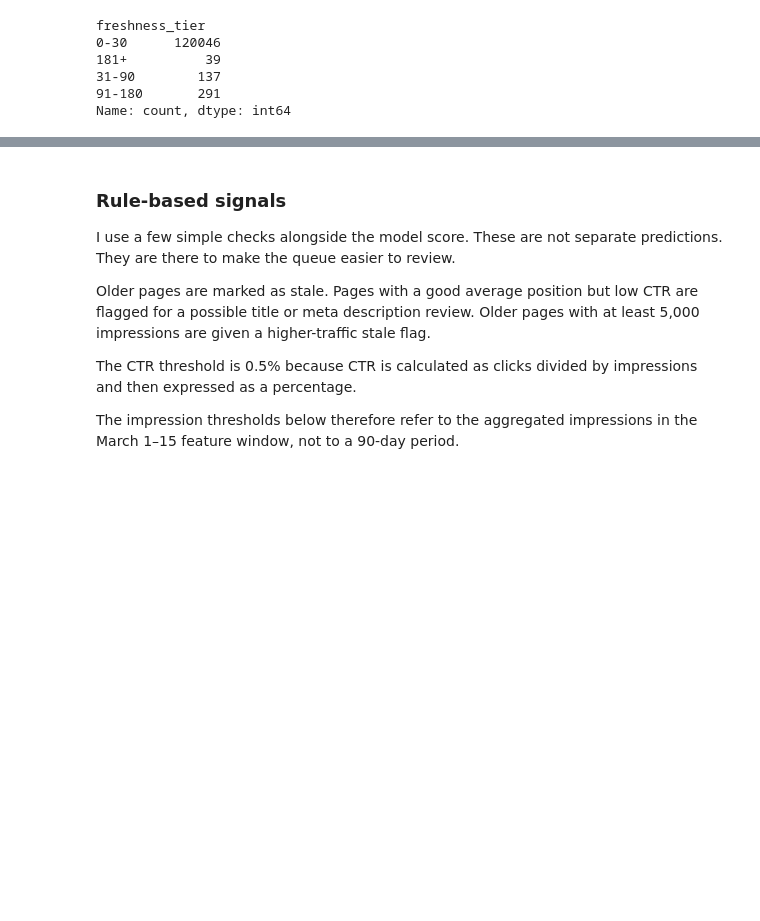
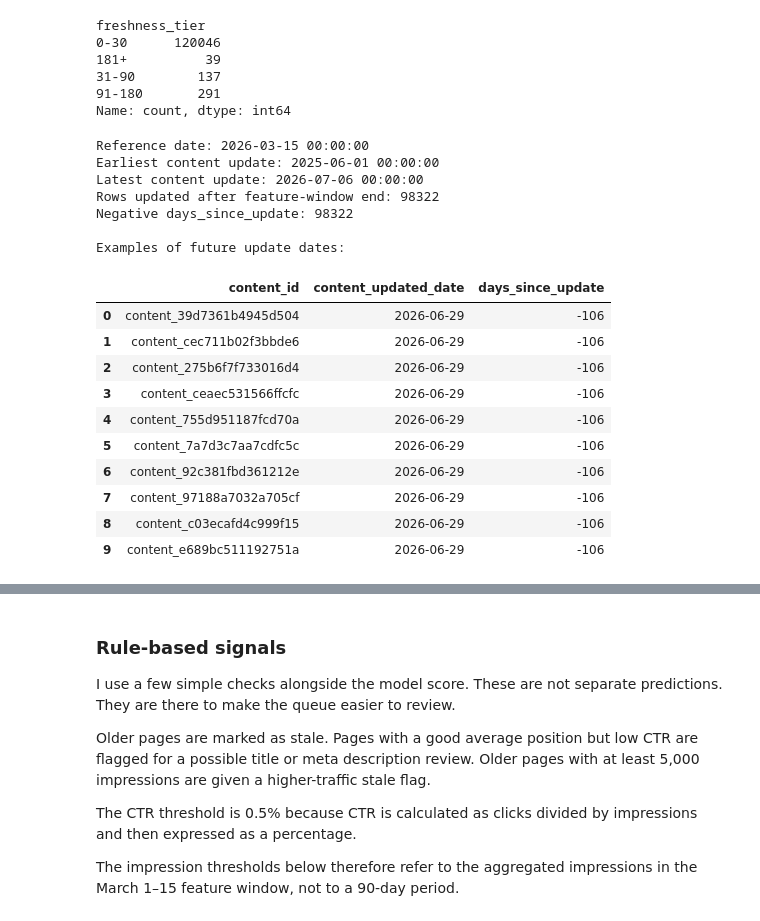
Before and after one commit to KinzaAsif2456/discoverey, a Jupyter notebook: work/notebooks/w07_action_playbook.ipynb, the cells around one changed output, grey strips where cells are left out. Drawn from its saved outputs; the diff is of its cells as text; code cells hidden in the pictures; blank space fills up the shorter version.

```diff
--- a/work/notebooks/w07_action_playbook.ipynb
+++ b/work/notebooks/w07_action_playbook.ipynb
@@ -327,3 +331,61 @@ freshness_tier
 31-90        137
 91-180       291
 Name: count, dtype: int64
+# %%
+#Freshness and metadata checks
+
+print("Reference date:", REFERENCE_DATE)
+
+print(
+    "Earliest content update:",
+    df["content_updated_date"].min()
+)
+
+print(
+    "Latest content update:",
+    df["content_updated_date"].max()
+)
+
+print(
+    "Rows updated after feature-window end:",
+    (
+        df["content_updated_date"] > REFERENCE_DATE
+    ).sum()
+)
+
+print(
+    "Negative days_since_update:",
+    (df["days_since_update"] < 0).sum()
+)
+
+print("\nExamples of future update dates:")
+
+display(
+    df.loc[
+        df["content_updated_date"] > REFERENCE_DATE,
+        [
+            "content_id",
+            "content_updated_date",
+            "days_since_update"
+        ]
+    ].head(10)
+)
+# %% [output]
+Reference date: 2026-03-15 00:00:00
+Earliest content update: 2025-06-01 00:00:00
+Latest content update: 2026-07-06 00:00:00
+Rows updated after feature-window end: 98322
+Negative days_since_update: 98322
+
+Examples of future update dates:
+|  | content_id | content_updated_date | days_since_update |
+| 0 | content_39d7361b4945d504 | 2026-06-29 | -106 |
+| 1 | content_cec711b02f3bbde6 | 2026-06-29 | -106 |
+| 2 | content_275b6f7f733016d4 | 2026-06-29 | -106 |
+| 3 | content_ceaec531566ffcfc | 2026-06-29 | -106 |
+| 4 | content_755d951187fcd70a | 2026-06-29 | -106 |
+| 5 | content_7a7d3c7aa7cdfc5c | 2026-06-29 | -106 |
+| 6 | content_92c381fbd361212e | 2026-06-29 | -106 |
+| 7 | content_97188a7032a705cf | 2026-06-29 | -106 |
+| 8 | content_c03ecafd4c999f15 | 2026-06-29 | -106 |
+| 9 | content_e689bc511192751a | 2026-06-29 | -106 |
```
Also changed, not shown: parts of 14 cells of this notebook.
